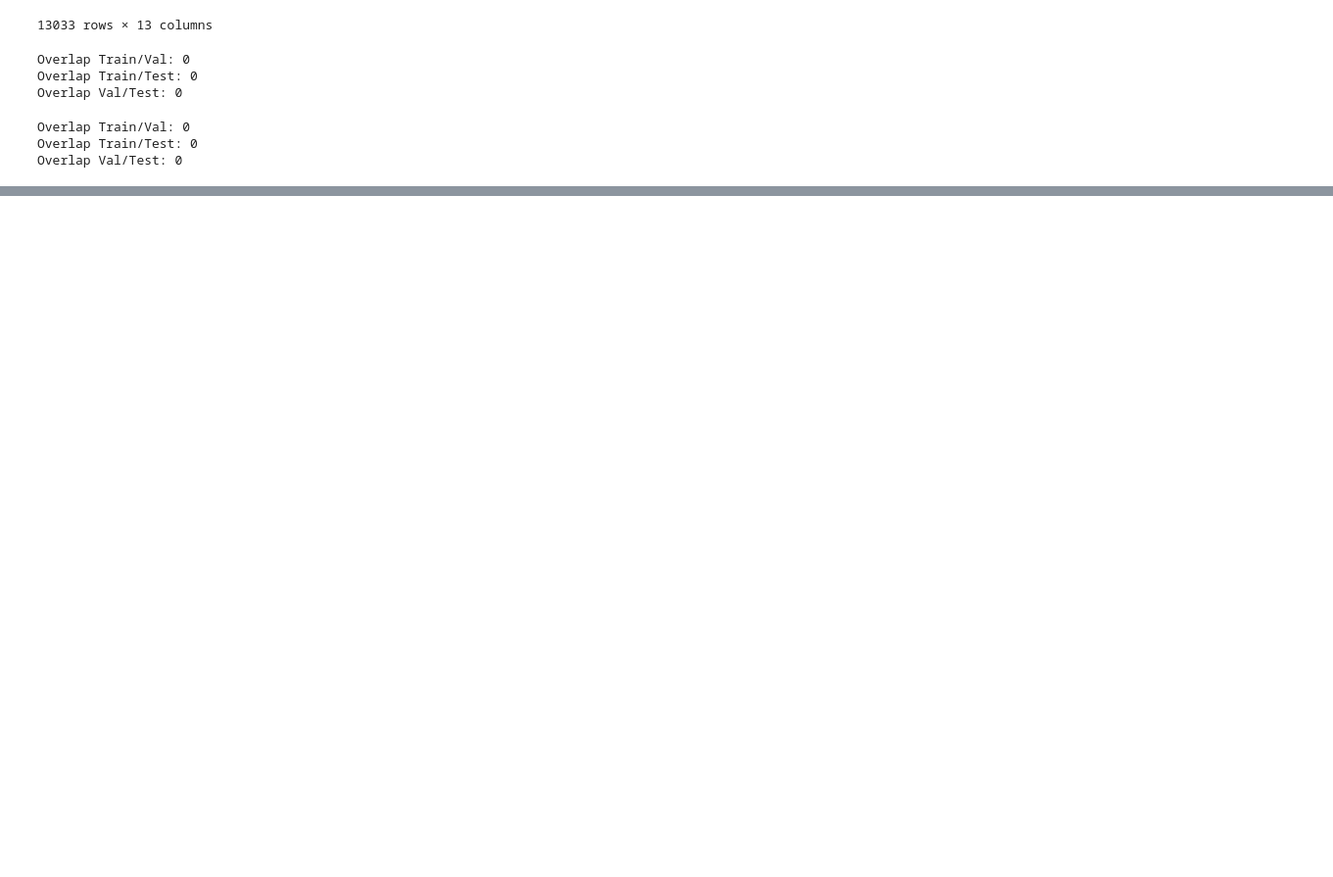
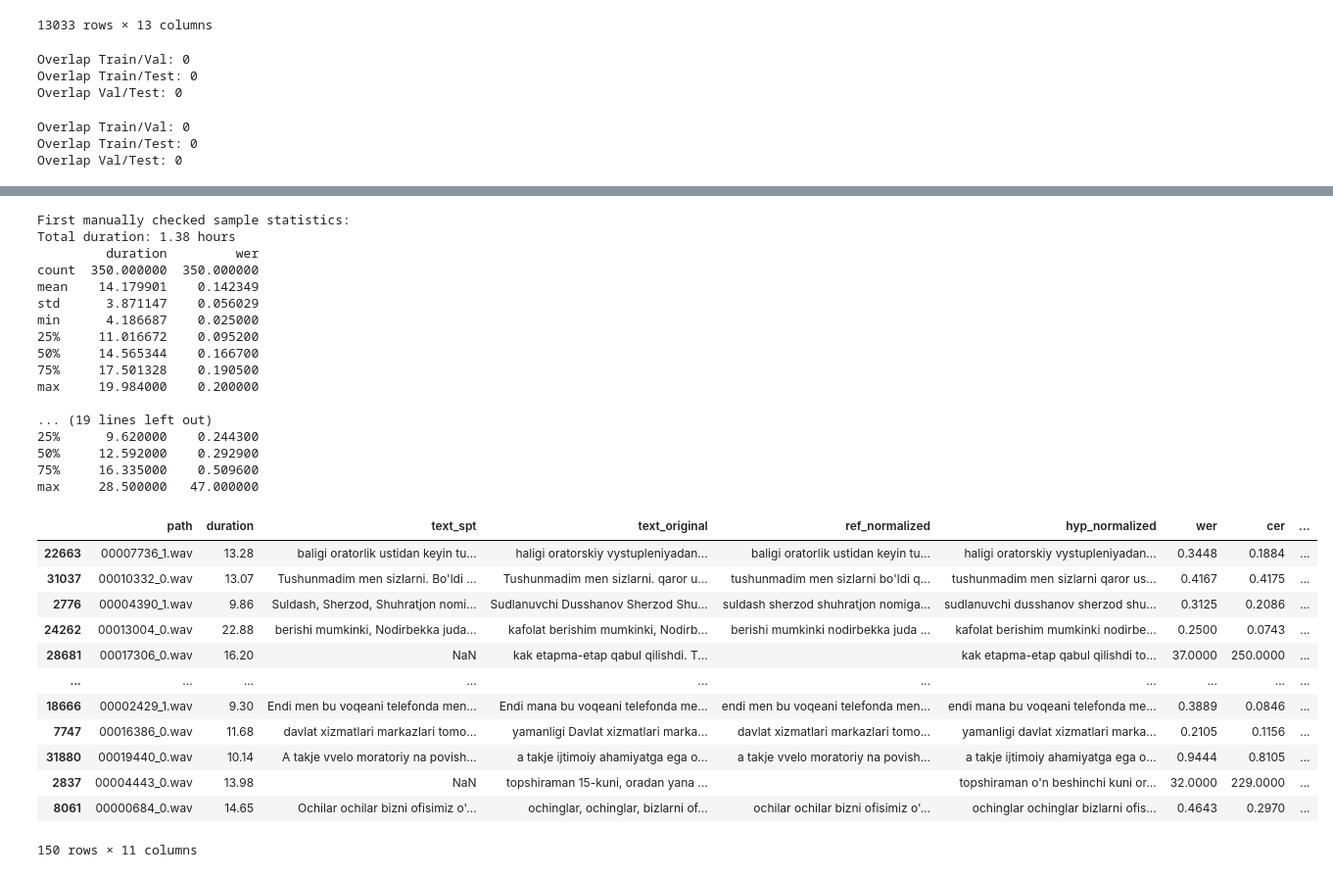
Before and after one commit to HaidarChaito/uzbek-automatic-speech-recognition, a Jupyter notebook: notebooks/2_news_dataset_preparation.ipynb, the cells around one changed output, grey strips where cells are left out. Shown at 98% size. Drawn from its saved outputs; the diff is of its cells as text; code cells hidden in the pictures; blank space fills up the shorter version.

```diff
--- a/notebooks/2_news_dataset_preparation.ipynb
+++ b/notebooks/2_news_dataset_preparation.ipynb
@@ -1689,0 +1826,53 @@ Overlap Val/Test: 0
+# %%
+first_check = pd.read_csv(os.path.join(DATASET_DIR, "news_dataset_checked.csv"), index_col="id")
+print("First manually checked sample statistics:")
+print(f"Total duration: {first_check["duration"].sum() / 3600:.2f} hours")
+print(first_check[["duration", "wer"]].describe())
+print()
+
+second_check = pd.read_csv(os.path.join(DATASET_DIR, "news_dataset_checked2.csv"), index_col="id")
+print("Second manually checked sample statistics:")
+print(f"Total duration: {second_check["duration"].sum() / 3600:.2f} hours")
+print(second_check[["duration", "wer"]].describe())
+print()
+
+# Only sample WER > 0.20. Don't include WER == 0.0 because these samples already trained
+to_manually_check3 = overall_news[overall_news["wer"] > 0.20].sample(150, random_state=SEED)
+to_manually_check3.to_csv(os.path.join(DATASET_DIR, "check_alignment_manually3.csv"), index_label="id")
+
+print("Third sampled set to manually check statistics:")
+print(f"Total duration: {to_manually_check3["duration"].sum() / 3600:.2f} hours")
+print(to_manually_check3[["duration", "wer"]].describe())
+
+to_manually_check3
+# %% [output]
+First manually checked sample statistics:
+Total duration: 1.38 hours
+         duration         wer
+count  350.000000  350.000000
+mean    14.179901    0.142349
+std      3.871147    0.056029
+min      4.186687    0.025000
+25%     11.016672    0.095200
+50%     14.565344    0.166700
+75%     17.501328    0.190500
+max     19.984000    0.200000
+
+... (19 lines left out)
+25%      9.620000    0.244300
+50%     12.592000    0.292900
+75%     16.335000    0.509600
+max     28.500000   47.000000
+|  | path | duration | text_spt | text_original | ref_normalized | hyp_normalized | wer | cer | ... |
+| 22663 | 00007736_1.wav | 13.28 | baligi oratorlik ustidan keyin tu... | haligi oratorskiy vystupleniyadan... | baligi oratorlik ustidan keyin tu... | haligi oratorskiy vystupleniyadan... | 0.3448 | 0.1884 | ... |
+| 31037 | 00010332_0.wav | 13.07 | Tushunmadim men sizlarni. Bo'ldi ... | Tushunmadim men sizlarni. qaror u... | tushunmadim men sizlarni bo'ldi q... | tushunmadim men sizlarni qaror us... | 0.4167 | 0.4175 | ... |
+| 2776 | 00004390_1.wav | 9.86 | Suldash, Sherzod, Shuhratjon nomi... | Sudlanuvchi Dusshanov Sherzod Shu... | suldash sherzod shuhratjon nomiga... | sudlanuvchi dusshanov sherzod shu... | 0.3125 | 0.2086 | ... |
+| 24262 | 00013004_0.wav | 22.88 | berishi mumkinki, Nodirbekka juda... | kafolat berishim mumkinki, Nodirb... | berishi mumkinki nodirbekka juda ... | kafolat berishim mumkinki nodirbe... | 0.2500 | 0.0743 | ... |
+| 28681 | 00017306_0.wav | 16.20 | NaN | kak etapma-etap qabul qilishdi. T... |  | kak etapma-etap qabul qilishdi to... | 37.0000 | 250.0000 | ... |
+| ... | ... | ... | ... | ... | ... | ... | ... | ... | ... |
+| 18666 | 00002429_1.wav | 9.30 | Endi men bu voqeani telefonda men... | Endi mana bu voqeani telefonda me... | endi men bu voqeani telefonda men... | endi mana bu voqeani telefonda me... | 0.3889 | 0.0846 | ... |
+| 7747 | 00016386_0.wav | 11.68 | davlat xizmatlari markazlari tomo... | yamanligi Davlat xizmatlari marka... | davlat xizmatlari markazlari tomo... | yamanligi davlat xizmatlari marka... | 0.2105 | 0.1156 | ... |
+| 31880 | 00019440_0.wav | 10.14 | A takje vvelo moratoriy na povish... | a takje ijtimoiy ahamiyatga ega o... | a takje vvelo moratoriy na povish... | a takje ijtimoiy ahamiyatga ega o... | 0.9444 | 0.8105 | ... |
+| 2837 | 00004443_0.wav | 13.98 | NaN | topshiraman 15-kuni, oradan yana ... |  | topshiraman o'n beshinchi kuni or... | 32.0000 | 229.0000 | ... |
+| 8061 | 00000684_0.wav | 14.65 | Ochilar ochilar bizni ofisimiz o'... | ochinglar, ochinglar, bizlarni of... | ochilar ochilar bizni ofisimiz o'... | ochinglar ochinglar bizlarni ofis... | 0.4643 | 0.2970 | ... |
+150 rows × 11 columns
```
Also changed, not shown: parts of 5 cells of this notebook.
